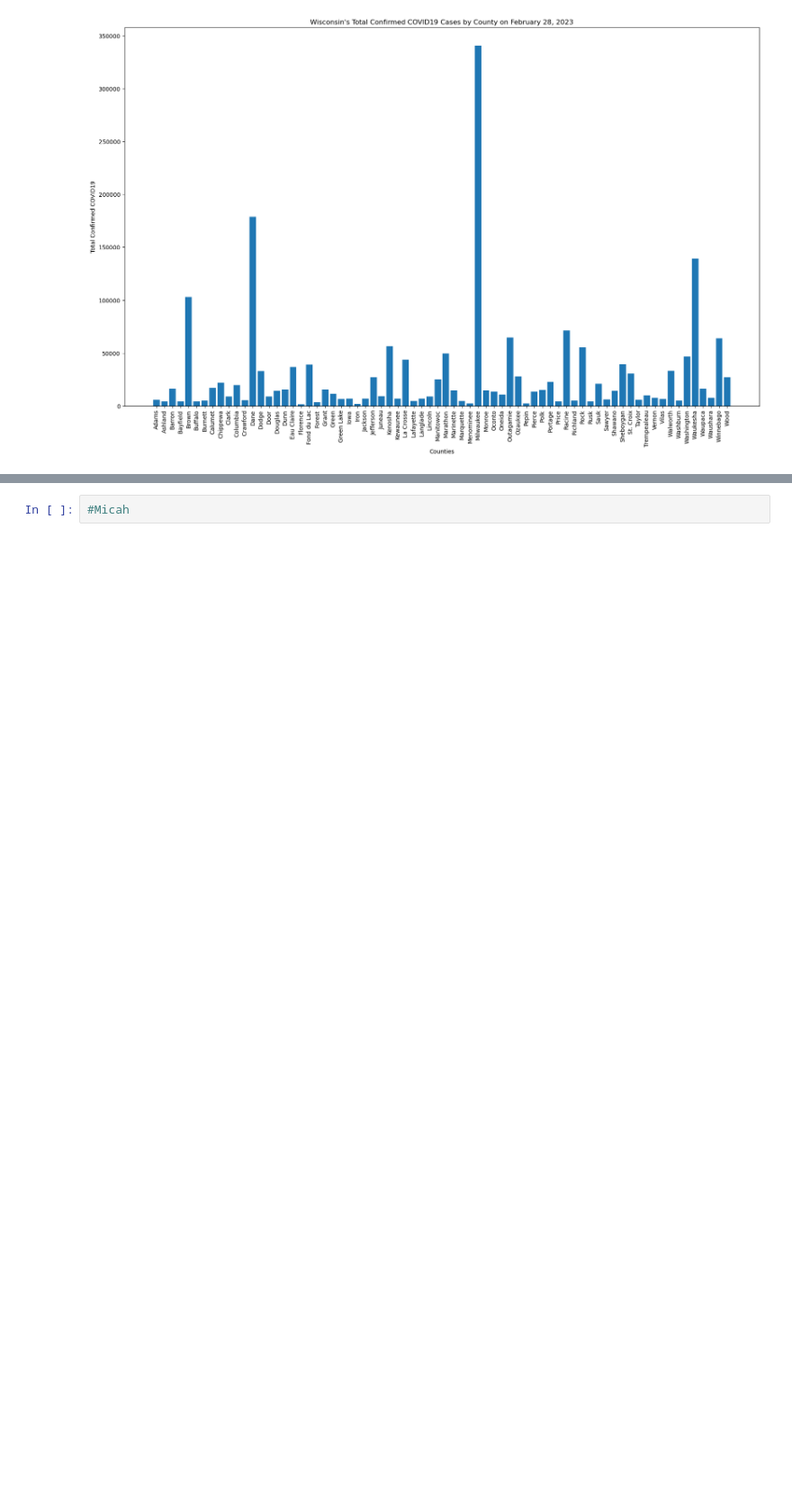
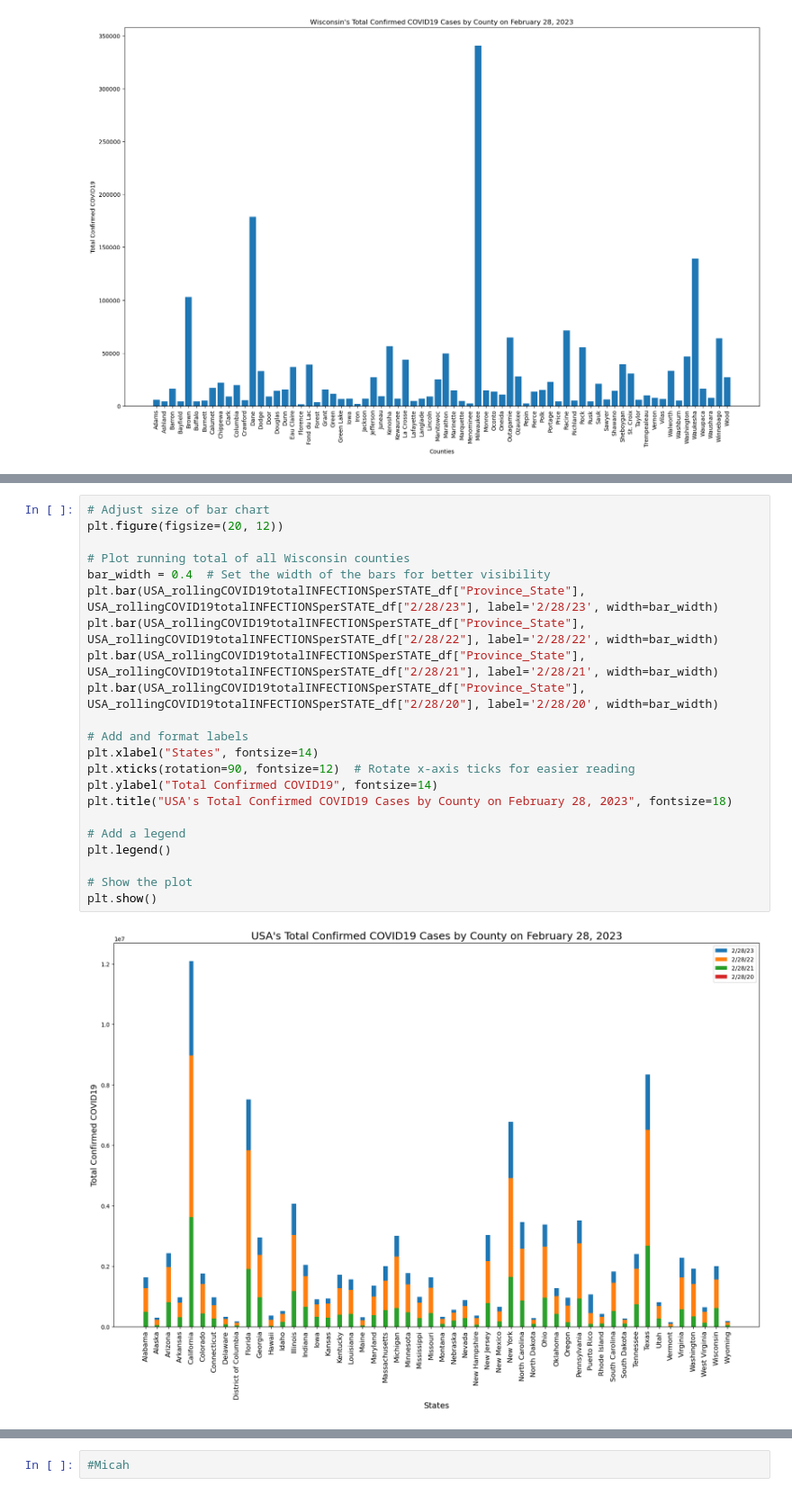
Before and after one commit to micah-11101/Covid-19Analysis, a Jupyter notebook: main.ipynb, the cells around one changed output, grey strips where cells are left out. Shown at 90% size. Cells and saved outputs as stored; diff of their text form; blank space fills up the shorter version.

```diff
--- a/main.ipynb
+++ b/main.ipynb
@@ -278,0 +572,24 @@ Wyoming_df = clean_df.loc[clean_df["Province_State"] == "Wyoming"]
+# %%
+# Adjust size of bar chart
+plt.figure(figsize=(20, 12))
+
+# Plot running total of all Wisconsin counties
+bar_width = 0.4  # Set the width of the bars for better visibility
+plt.bar(USA_rollingCOVID19totalINFECTIONSperSTATE_df["Province_State"], USA_rollingCOVID19totalINFECTIONSperSTATE_df["2/28/23"], label='2/28/23', width=bar_width)
+plt.bar(USA_rollingCOVID19totalINFECTIONSperSTATE_df["Province_State"], USA_rollingCOVID19totalINFECTIONSperSTATE_df["2/28/22"], label='2/28/22', width=bar_width)
+plt.bar(USA_rollingCOVID19totalINFECTIONSperSTATE_df["Province_State"], USA_rollingCOVID19totalINFECTIONSperSTATE_df["2/28/21"], label='2/28/21', width=bar_width)
+plt.bar(USA_rollingCOVID19totalINFECTIONSperSTATE_df["Province_State"], USA_rollingCOVID19totalINFECTIONSperSTATE_df["2/28/20"], label='2/28/20', width=bar_width)
+
+# Add and format labels
+plt.xlabel("States", fontsize=14)
+plt.xticks(rotation=90, fontsize=12)  # Rotate x-axis ticks for easier reading
+plt.ylabel("Total Confirmed COVID19", fontsize=14)
+plt.title("USA's Total Confirmed COVID19 Cases by County on February 28, 2023", fontsize=18)
+
+# Add a legend
+plt.legend()
+
+# Show the plot
+plt.show()
+# %% [output]
+[figure, added]
```
Also changed, not shown: parts of 4 cells of this notebook.
